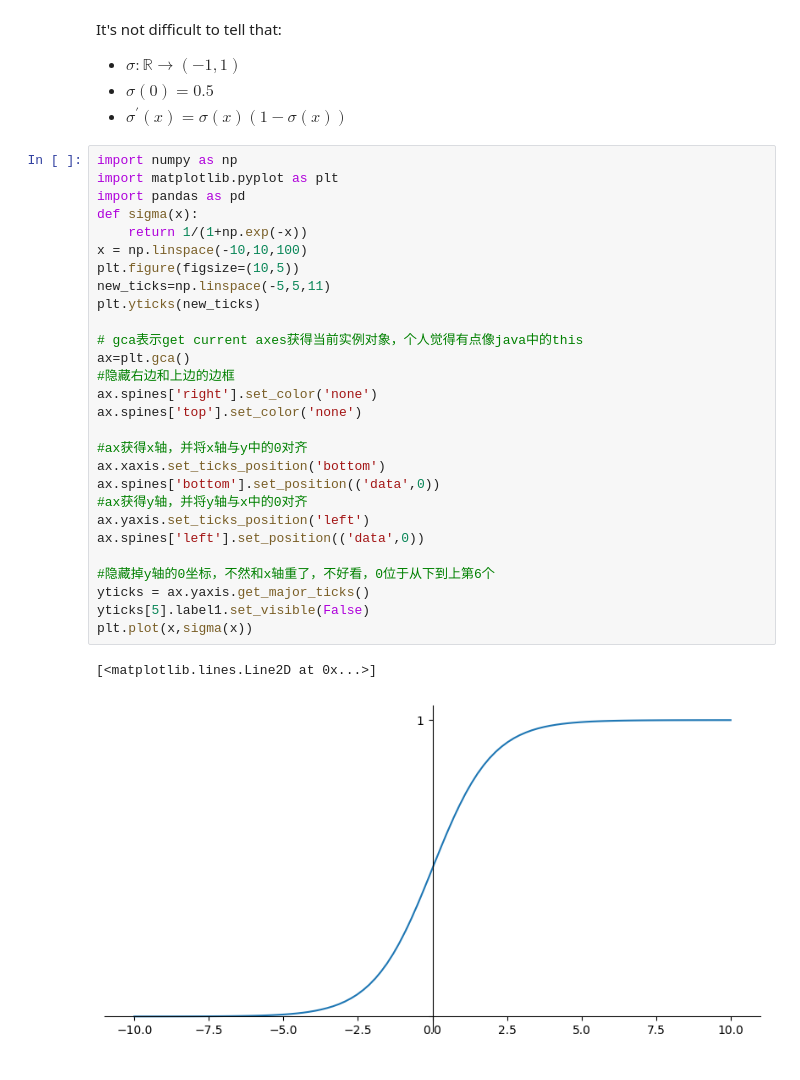
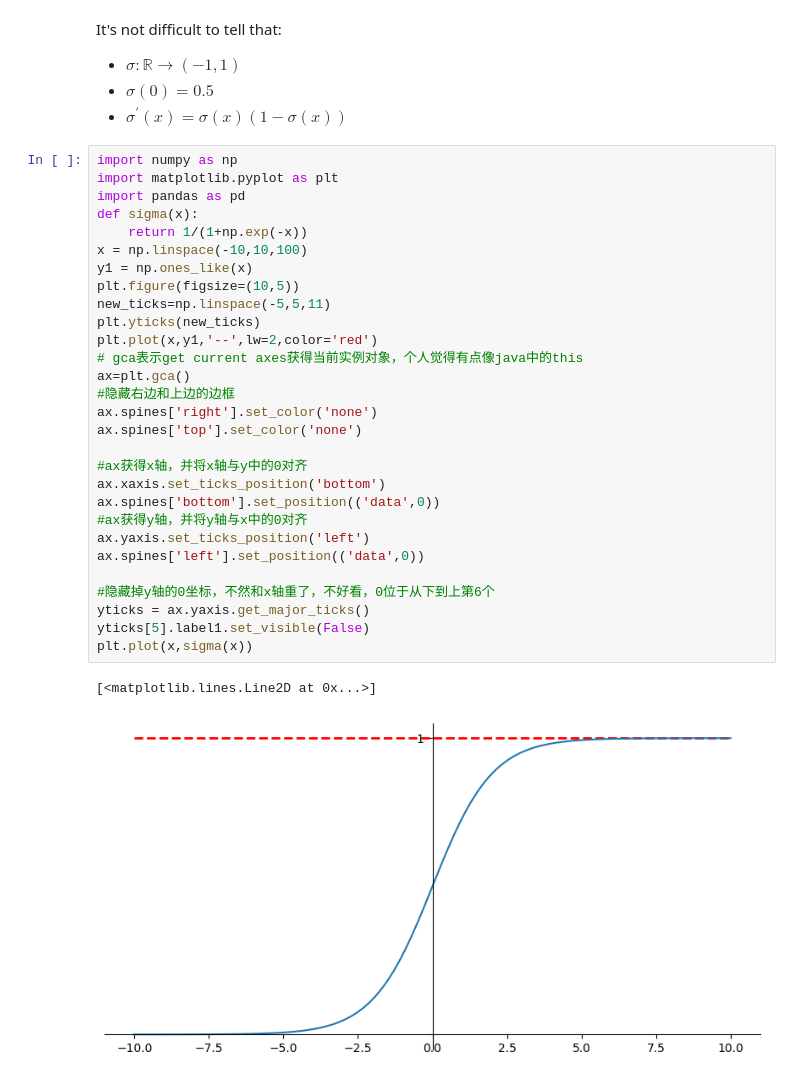
Before and after one commit to pkupzl/Fundamentals_of_ML, a Jupyter notebook: chapter2 linear models/Logistic_regression.ipynb, the cells around one changed output. Drawn from its saved outputs; the diff is of its cells as text.

```diff
--- a/chapter2 linear models/Logistic_regression.ipynb
+++ b/chapter2 linear models/Logistic_regression.ipynb
@@ -16,32 +16,33 @@ It's not difficult to tell that:
 # %%
 import numpy as np
 import matplotlib.pyplot as plt
 import pandas as pd
 def sigma(x):
     return 1/(1+np.exp(-x))
 x = np.linspace(-10,10,100)
+y1 = np.ones_like(x)
 plt.figure(figsize=(10,5))
 new_ticks=np.linspace(-5,5,11)
 plt.yticks(new_ticks)
-
+plt.plot(x,y1,'--',lw=2,color='red')
 # gca表示get current axes获得当前实例对象，个人觉得有点像java中的this
 ax=plt.gca()
 #隐藏右边和上边的边框
 ax.spines['right'].set_color('none')
 ax.spines['top'].set_color('none')
 
 #ax获得x轴，并将x轴与y中的0对齐
 ax.xaxis.set_ticks_position('bottom')
 ax.spines['bottom'].set_position(('data',0))
 #ax获得y轴，并将y轴与x中的0对齐
 ax.yaxis.set_ticks_position('left')
 ax.spines['left'].set_position(('data',0))
 
 #隐藏掉y轴的0坐标，不然和x轴重了，不好看，0位于从下到上第6个
 yticks = ax.yaxis.get_major_ticks()
 yticks[5].label1.set_visible(False)
 plt.plot(x,sigma(x))
 # %% [output]
 [<matplotlib.lines.Line2D at 0x...>]
-[figure, old version]
+[figure, new version]
 # %% [markdown]
```
Also changed, not shown: parts of 13 cells of this notebook.
